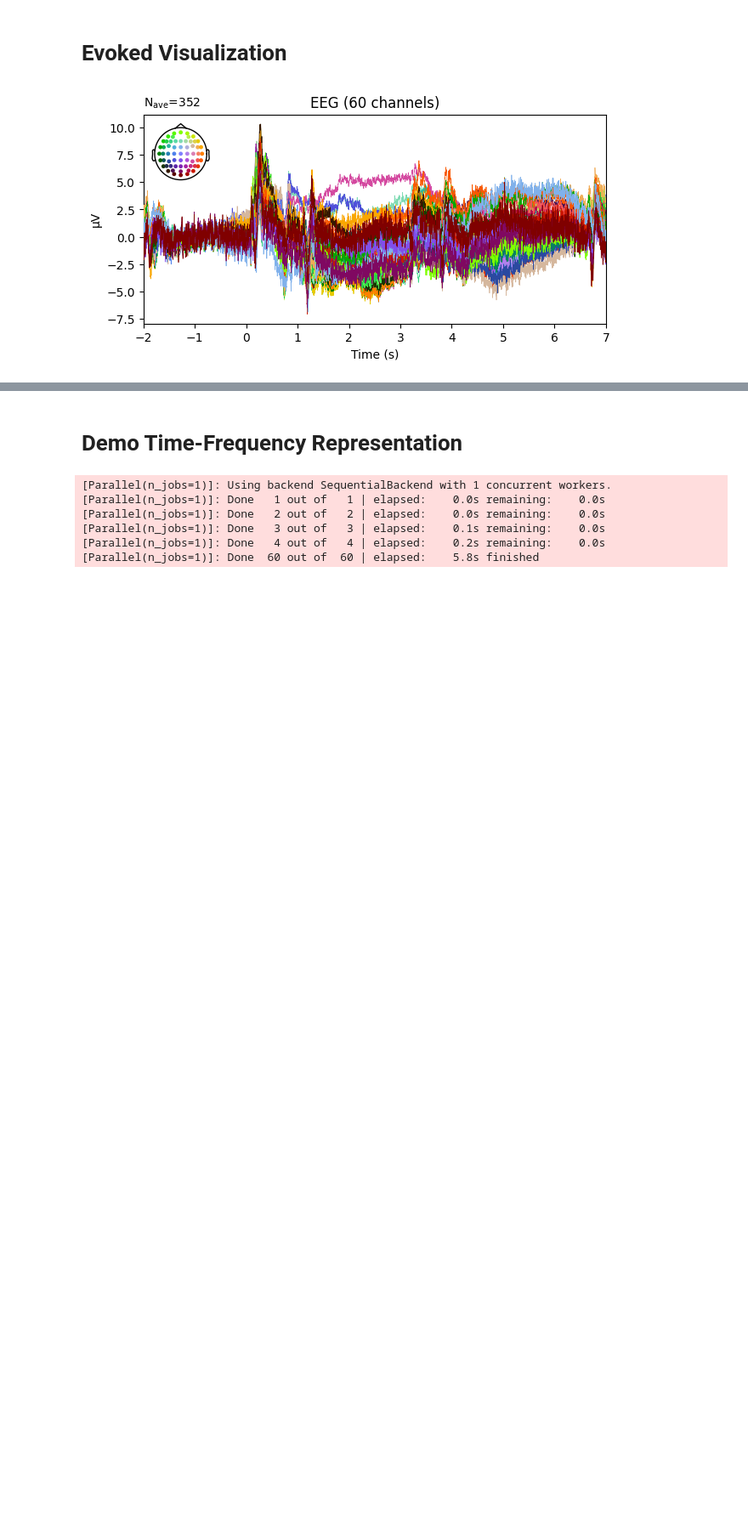
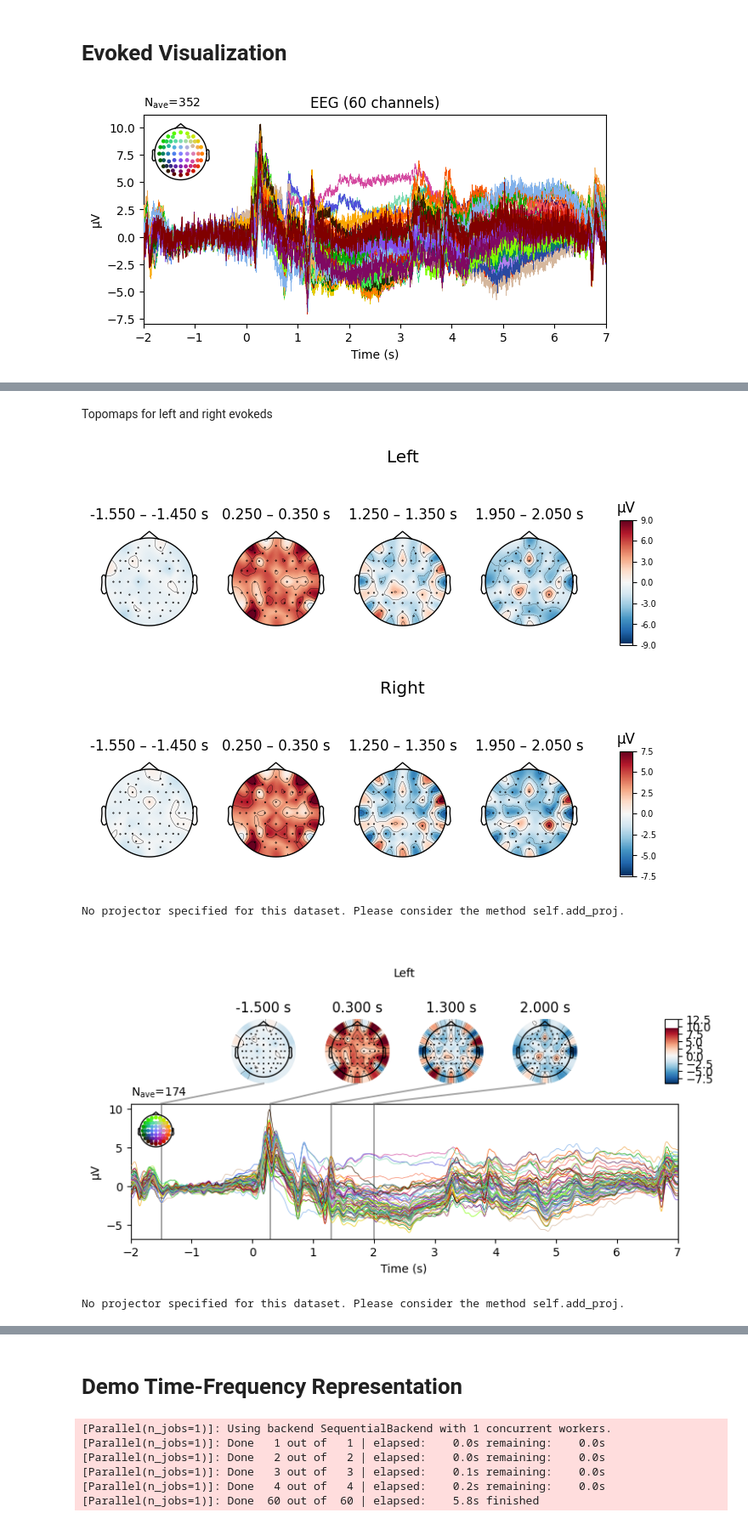
Before and after one commit to duedahl/LU_EEG_Classification, a Jupyter notebook: Visuals2.ipynb, the cells around one changed output, grey strips where cells are left out. Shown at 85% size. Saved outputs shown, nothing was run; the diff lists cells and outputs as text; code cells hidden in the pictures; blank space fills up the shorter version.

Commit message:
Topomaps done

```diff
--- a/Visuals2.ipynb
+++ b/Visuals2.ipynb
@@ -178,0 +187,15 @@ plt.close()
+# %% [markdown]
+Topomaps for left and right evokeds
+# %%
+times = np.array([-1.5,0.3,1.3,2])
+s_evo_l.plot_topomap(times=times, ch_type="eeg",colorbar=True,average=0.1, title="Left")
+s_evo_r.plot_topomap(times=times, ch_type="eeg",colorbar=True,average=0.1, title="Right")
+s_evo_l.plot_joint(times=times, title="Left")
+s_evo_r.plot_joint(times=times, title="Right")
+plt.close()
+# %% [output]
+[figure, added]
+[figure, added]
+No projector specified for this dataset. Please consider the method self.add_proj.
+[figure, added]
+No projector specified for this dataset. Please consider the method self.add_proj.
```
Also changed, not shown: parts of 5 cells of this notebook.
